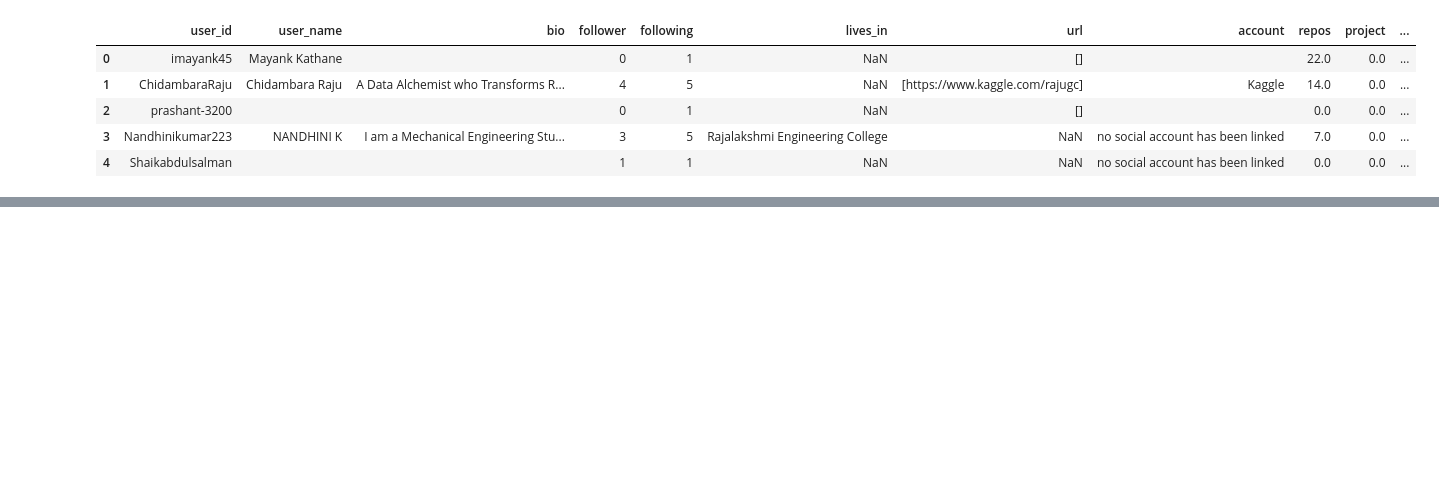
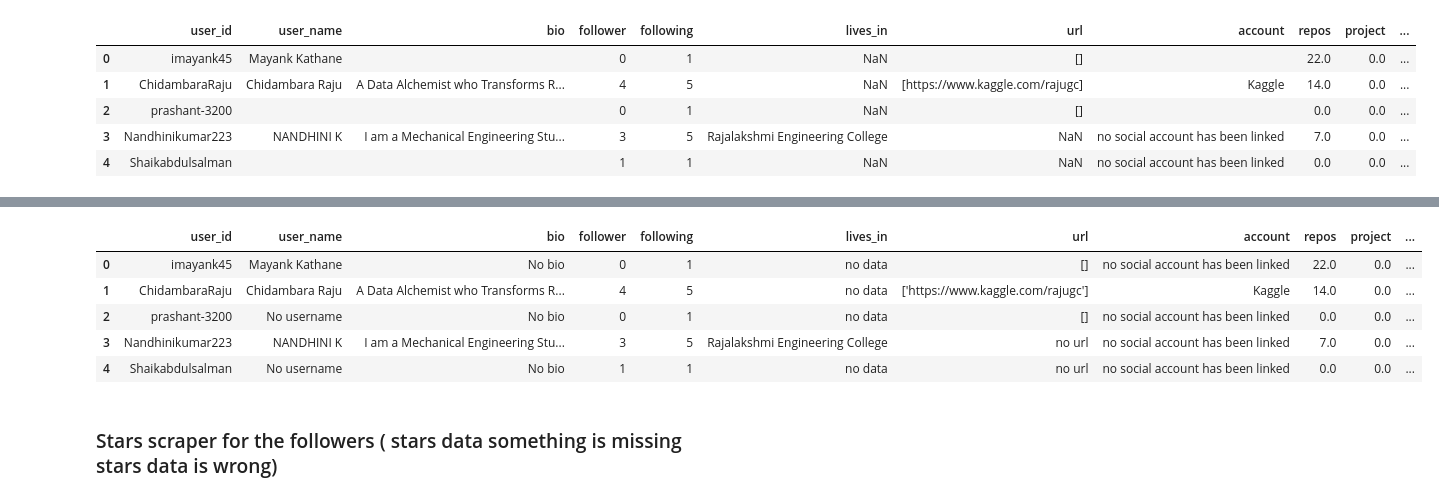
Before and after one commit to RahulWadwani/Projects, a Jupyter notebook: Weekly projects/week 24/Github Profile Scraper.ipynb, the cells around one changed output, grey strips where cells are left out. Saved outputs shown, nothing was run; the diff lists cells and outputs as text; code cells hidden in the pictures; blank space fills up the shorter version.

```diff
--- a/Weekly projects/week 24/Github Profile Scraper.ipynb
+++ b/Weekly projects/week 24/Github Profile Scraper.ipynb
@@ -152,6 +152,3 @@ followers
 300 rows × 2 columns
 # %%
 # data of the followers
-# %%
-for i in followers['user_id']:
-    print('https://www.github.com/'+i)
@@ -232,0 +227,34 @@ followers_data[followers_data['user_id']=='RahulWadwani']
+# %%
+followers_data['account']   = followers_data['account'].fillna('no social account has been linked')
+followers_data['bio']       = followers_data['bio'].fillna('No bio')
+followers_data['lives_in']  = followers_data['lives_in'].fillna('no data')
+followers_data['url']       = followers_data['url'].fillna('no url')
+followers_data['user_name'] = followers_data['user_name'].fillna('No username')
+followers_data['repos']     = followers_data['repos'].fillna(0.0)
+followers_data['packages']  = followers_data['packages'].fillna(0.0)
+followers_data['project']   = followers_data['project'].fillna(0.0)
+followers_data['stars']     = followers_data['stars'].fillna(0.0)
+# %%
+pages     = []
+star_page = []
+
+# repos pages
+for i in followers_data['repos']:
+    pages.append(round(int(i)/30))
+
+# star pages
+for j in followers_data['stars']:
+    star_page.append(round(int(j)/30))
+
+# Adding the values to the follower_data
+followers_data['repo_pages'] = pages
+followers_data['star_pages'] = star_page
+# %%
+followers_data.head()
+# %% [output]
+|  | user_id | user_name | bio | follower | following | lives_in | url | account | repos | project | ... |
+| 0 | imayank45 | Mayank Kathane | No bio | 0 | 1 | no data | [] | no social account has been linked | 22.0 | 0.0 | ... |
+| 1 | ChidambaraRaju | Chidambara Raju | A Data Alchemist who Transforms R... | 4 | 5 | no data | ['https://www.kaggle.com/rajugc'] | Kaggle | 14.0 | 0.0 | ... |
+| 2 | prashant-3200 | No username | No bio | 0 | 1 | no data | [] | no social account has been linked | 0.0 | 0.0 | ... |
+| 3 | Nandhinikumar223 | NANDHINI K | I am a Mechanical Engineering Stu... | 3 | 5 | Rajalakshmi Engineering College | no url | no social account has been linked | 7.0 | 0.0 | ... |
+| 4 | Shaikabdulsalman | No username | No bio | 1 | 1 | no data | no url | no social account has been linked | 0.0 | 0.0 | ... |
@@ -232,0 +298,2 @@ followers_data[followers_data['user_id']=='RahulWadwani']
+# %% [markdown]
+### Stars scraper for the followers ( stars data something is missing stars data is wrong)
```
Also changed, not shown: parts of 9 cells of this notebook, 2 other files.
